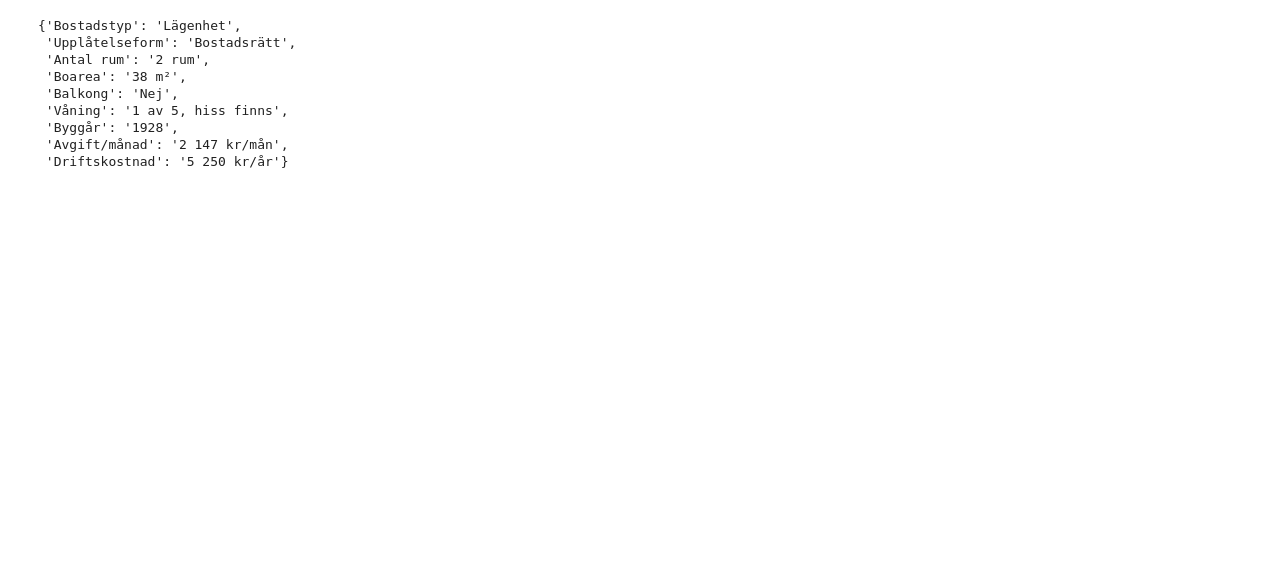
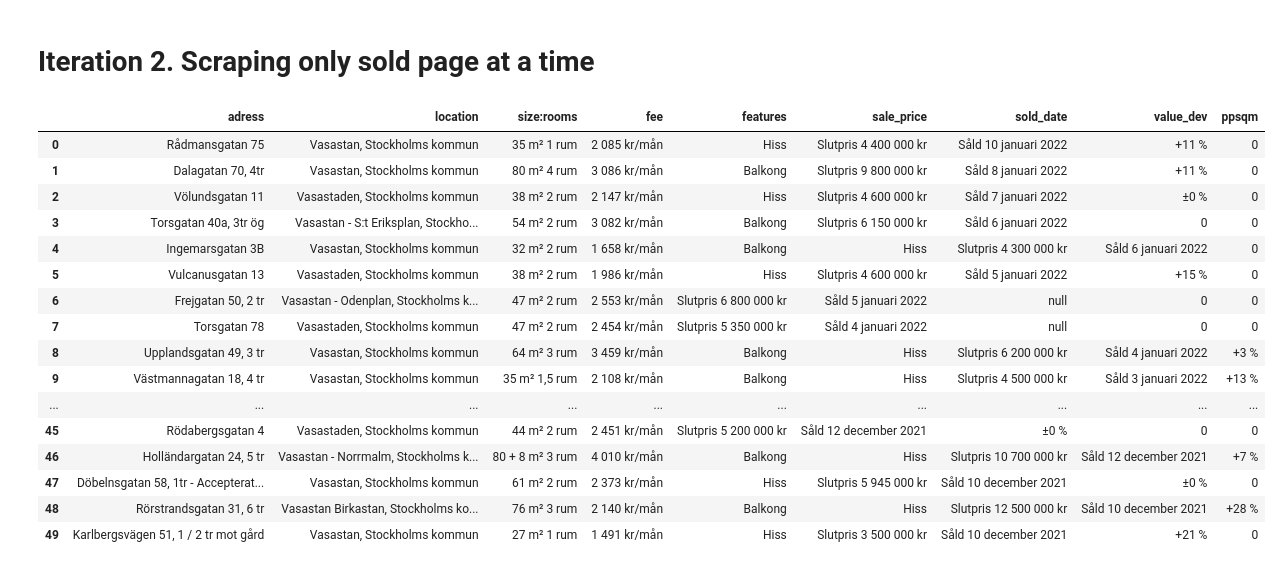
Before and after one commit to antongollbo123/hemnet_housing, a Jupyter notebook: Data_gathering.ipynb, the cells around one changed output. Cells and saved outputs as stored; diff of their text form; code cells hidden in the pictures; blank space fills up the shorter version.

Commit message:
betydligt snabbare scraping, liten error med hiss och balkong

```diff
--- a/Data_gathering.ipynb
+++ b/Data_gathering.ipynb
@@ -88,13 +150,2 @@ def attribute_extractor(text):
-# %%
-yes = attribute_extractor(attributes)
-yes
-# %% [output]
-{'Bostadstyp': 'Lägenhet',
- 'Upplåtelseform': 'Bostadsrätt',
- 'Antal rum': '2 rum',
- 'Boarea': '38 m²',
- 'Balkong': 'Nej',
- 'Våning': '1 av 5, hiss finns',
- 'Byggår': '1928',
- 'Avgift/månad': '2 147 kr/mån',
- 'Driftskostnad': '5 250 kr/år'}
+# %% [markdown]
+# Iteration 2. Scraping only sold page at a time
@@ -100,0 +224,20 @@ yes
+# %%
+vasastan_df
+# %% [output]
+|  | adress | location | size:rooms | fee | features | sale_price | sold_date | value_dev | ppsqm |
+| 0 | Rådmansgatan 75 | Vasastan, Stockholms kommun | 35 m² 1 rum | 2 085 kr/mån | Hiss | Slutpris 4 400 000 kr | Såld 10 januari 2022 | +11 % | 0 |
+| 1 | Dalagatan 70, 4tr | Vasastan, Stockholms kommun | 80 m² 4 rum | 3 086 kr/mån | Balkong | Slutpris 9 800 000 kr | Såld 8 januari 2022 | +11 % | 0 |
+| 2 | Völundsgatan 11 | Vasastaden, Stockholms kommun | 38 m² 2 rum | 2 147 kr/mån | Hiss | Slutpris 4 600 000 kr | Såld 7 januari 2022 | ±0 % | 0 |
+| 3 | Torsgatan 40a, 3tr ög | Vasastan - S:t Eriksplan, Stockho... | 54 m² 2 rum | 3 082 kr/mån | Balkong | Slutpris 6 150 000 kr | Såld 6 januari 2022 | 0 | 0 |
+| 4 | Ingemarsgatan 3B | Vasastan, Stockholms kommun | 32 m² 2 rum | 1 658 kr/mån | Balkong | Hiss | Slutpris 4 300 000 kr | Såld 6 januari 2022 | 0 |
+| 5 | Vulcanusgatan 13 | Vasastaden, Stockholms kommun | 38 m² 2 rum | 1 986 kr/mån | Hiss | Slutpris 4 600 000 kr | Såld 5 januari 2022 | +15 % | 0 |
+| 6 | Frejgatan 50, 2 tr | Vasastan - Odenplan, Stockholms k... | 47 m² 2 rum | 2 553 kr/mån | Slutpris 6 800 000 kr | Såld 5 januari 2022 | null | 0 | 0 |
+| 7 | Torsgatan 78 | Vasastaden, Stockholms kommun | 47 m² 2 rum | 2 454 kr/mån | Slutpris 5 350 000 kr | Såld 4 januari 2022 | null | 0 | 0 |
+| 8 | Upplandsgatan 49, 3 tr | Vasastan, Stockholms kommun | 64 m² 3 rum | 3 459 kr/mån | Balkong | Hiss | Slutpris 6 200 000 kr | Såld 4 januari 2022 | +3 % |
+| 9 | Västmannagatan 18, 4 tr | Vasastan, Stockholms kommun | 35 m² 1,5 rum | 2 108 kr/mån | Balkong | Hiss | Slutpris 4 500 000 kr | Såld 3 januari 2022 | +13 % |
+| ... | ... | ... | ... | ... | ... | ... | ... | ... | ... |
+| 45 | Rödabergsgatan 4 | Vasastaden, Stockholms kommun | 44 m² 2 rum | 2 451 kr/mån | Slutpris 5 200 000 kr | Såld 12 december 2021 | ±0 % | 0 | 0 |
+| 46 | Holländargatan 24, 5 tr | Vasastan - Norrmalm, Stockholms k... | 80 + 8 m² 3 rum | 4 010 kr/mån | Balkong | Hiss | Slutpris 10 700 000 kr | Såld 12 december 2021 | +7 % |
+| 47 | Döbelnsgatan 58, 1tr - Accepterat... | Vasastan, Stockholms kommun | 61 m² 2 rum | 2 373 kr/mån | Hiss | Slutpris 5 945 000 kr | Såld 10 december 2021 | ±0 % | 0 |
+| 48 | Rörstrandsgatan 31, 6 tr | Vasastan Birkastan, Stockholms ko... | 76 m² 3 rum | 2 140 kr/mån | Balkong | Hiss | Slutpris 12 500 000 kr | Såld 10 december 2021 | +28 % |
+| 49 | Karlbergsvägen 51, 1 / 2 tr mot gård | Vasastan, Stockholms kommun | 27 m² 1 rum | 1 491 kr/mån | Hiss | Slutpris 3 500 000 kr | Såld 10 december 2021 | +21 % | 0 |
```
Also changed, not shown: parts of 10 cells of this notebook.
